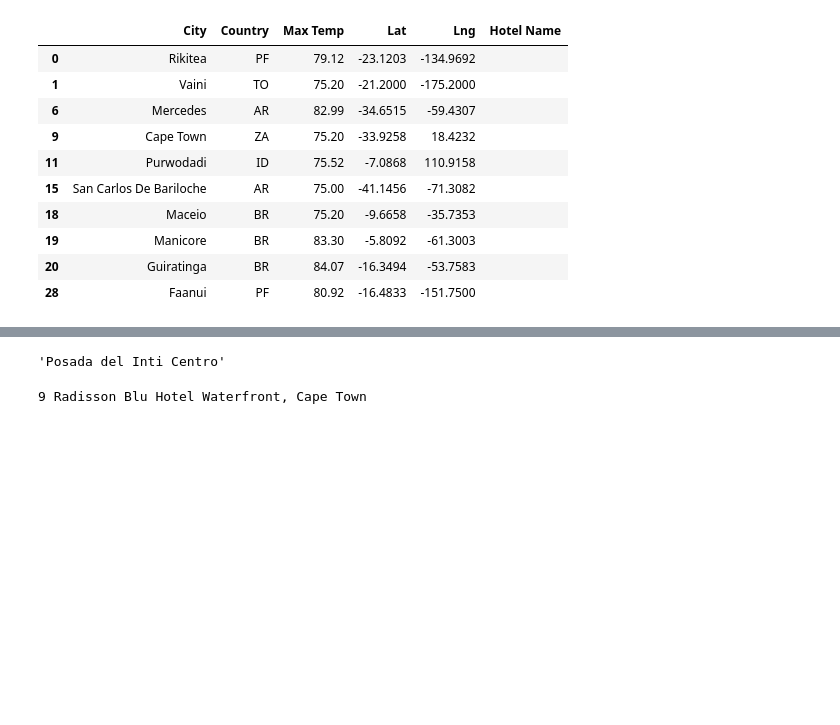
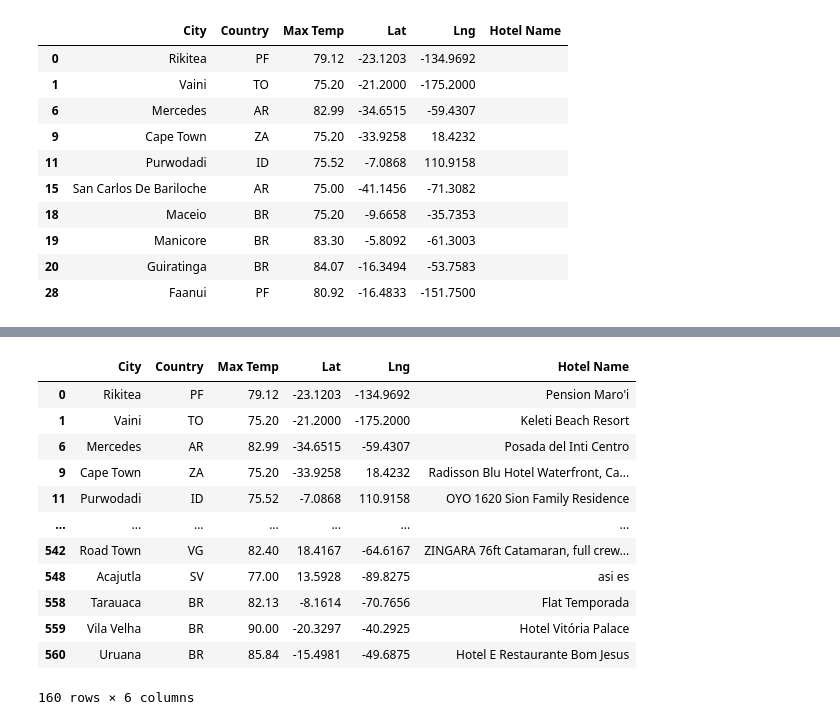
Before and after one commit to jdwrhodes/World_Weather_Analysis, a Jupyter notebook: VacationPy.ipynb, the cells around one changed output, grey strips where cells are left out. Drawn from its saved outputs; the diff is of its cells as text; code cells hidden in the pictures; blank space fills up the shorter version.

```diff
--- a/VacationPy.ipynb
+++ b/VacationPy.ipynb
@@ -217,13 +217,20 @@ hotel_df.head(10)
 # %%
-hotel_df.loc[6, 'Hotel Name']
+hotel_df = hotel_df[(hotel_df['Hotel Name'] != "")]
+hotel_df
 # %% [output]
+|  | City | Country | Max Temp | Lat | Lng | Hotel Name |
+| 0 | Rikitea | PF | 79.12 | -23.1203 | -134.9692 | Pension Maro'i |
+| 1 | Vaini | TO | 75.20 | -21.2000 | -175.2000 | Keleti Beach Resort |
+| 6 | Mercedes | AR | 82.99 | -34.6515 | -59.4307 | Posada del Inti Centro |
+| 9 | Cape Town | ZA | 75.20 | -33.9258 | 18.4232 | Radisson Blu Hotel Waterfront, Ca... |
+| 11 | Purwodadi | ID | 75.52 | -7.0868 | 110.9158 | OYO 1620 Sion Family Residence |
+| ... | ... | ... | ... | ... | ... | ... |
+| 542 | Road Town | VG | 82.40 | 18.4167 | -64.6167 | ZINGARA 76ft Catamaran, full crew... |
+| 548 | Acajutla | SV | 77.00 | 13.5928 | -89.8275 | asi es |
+| 558 | Tarauaca | BR | 82.13 | -8.1614 | -70.7656 | Flat Temporada |
+| 559 | Vila Velha | BR | 90.00 | -20.3297 | -40.2925 | Hotel Vitória Palace |
+| 560 | Uruana | BR | 85.84 | -15.4981 | -49.6875 | Hotel E Restaurante Bom Jesus |
-'Posada del Inti Centro'
+160 rows × 6 columns
-# %%
-for index, row in hotel_df.iterrows():
-    if index == 9:
-        print(index, row['Hotel Name'])
-# %% [output]
-9 Radisson Blu Hotel Waterfront, Cape Town
 # %%
 # Add a heatmap of temperature for the vacation spots.
 locations = hotel_df[["Lat", "Lng"]]
```
Also changed, not shown: parts of 3 cells of this notebook, 8 other files.
